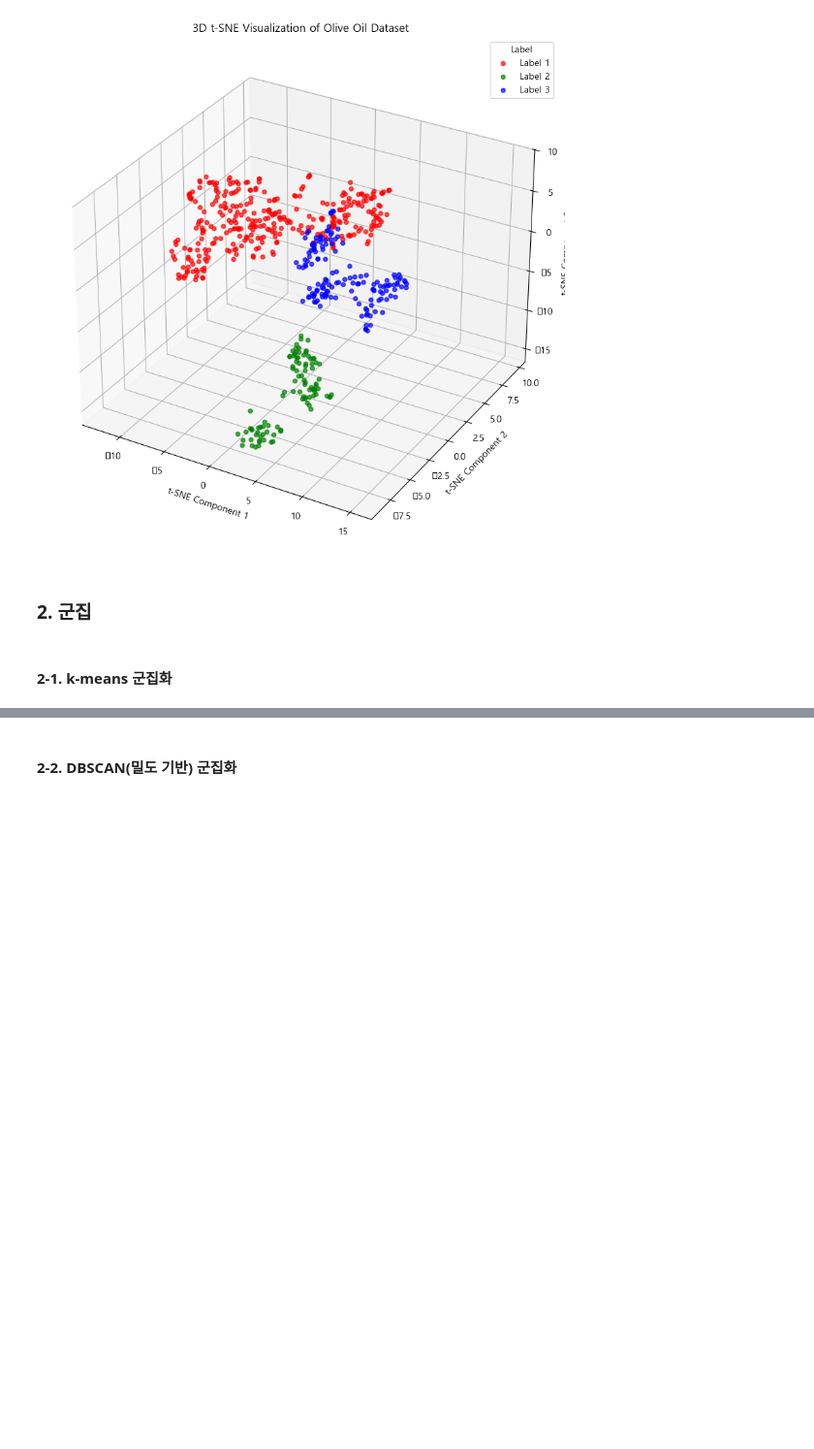
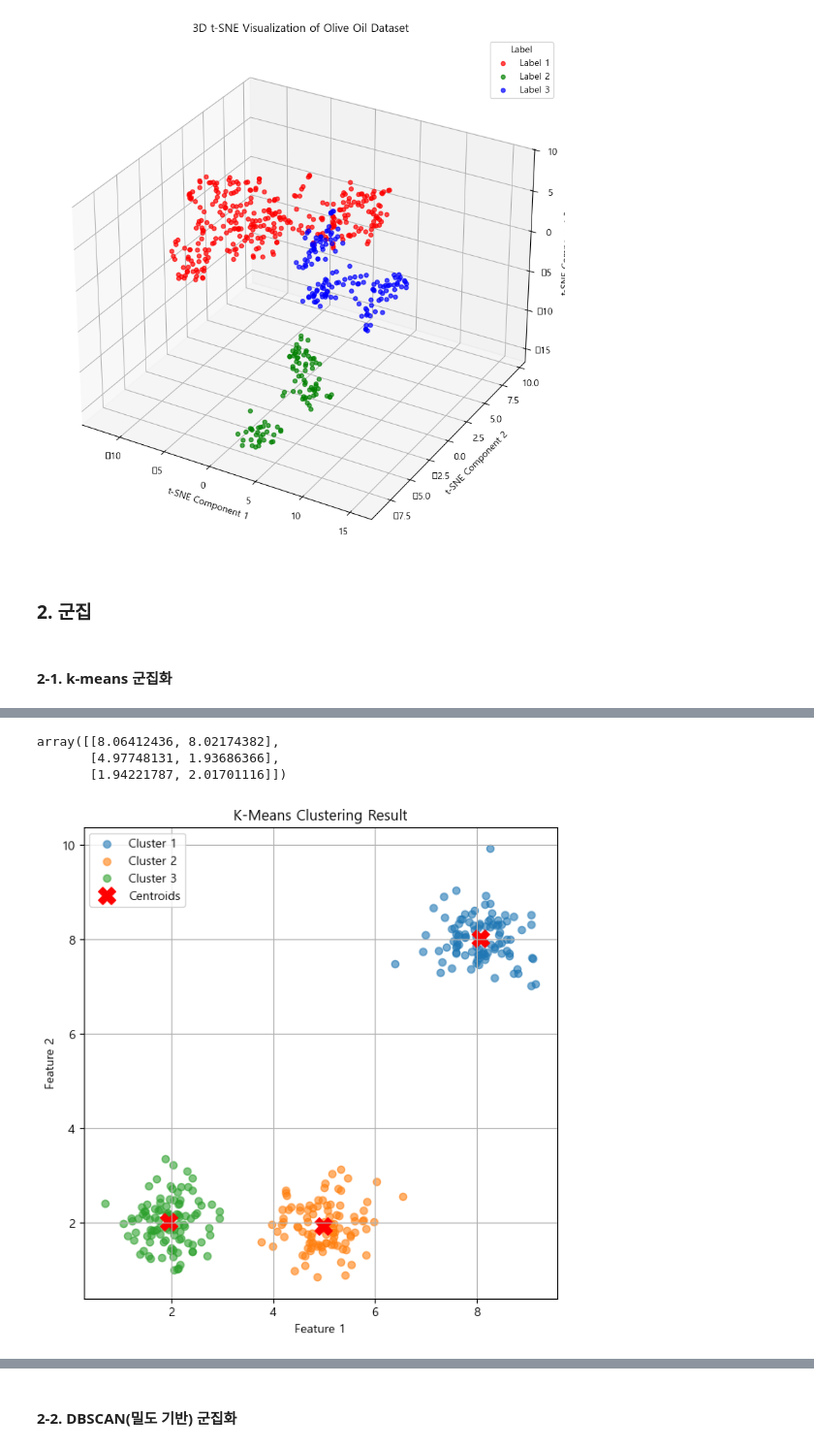
Before and after one commit to worldoftoddl/AICE-Associate-Study, a Jupyter notebook: AI 모델 (딥러닝 비지도학습).ipynb, the cells around one changed output, grey strips where cells are left out. Shown at 97% size. Cells and saved outputs as stored; diff of their text form; code cells hidden in the pictures; blank space fills up the shorter version.

```diff
--- a/AI 모델 (딥러닝 비지도학습).ipynb
+++ b/AI 모델 (딥러닝 비지도학습).ipynb
@@ -368,0 +413,12 @@ k-means 동작 방식
+# %%
+# K-Means 모델 생성 및 학습
+kmeans = KMeans(n_clusters=3, random_state=42)  # 군집 수 설정
+kmeans.fit(data)  # 데이터 학습
+
+# 군집화 결과
+labels = kmeans.labels_  # 각 데이터 포인트의 군집 할당 결과
+centroids = kmeans.cluster_centers_  # 각 군집의 중심점
+# %%
+# 각 데이터 포인트의 군집 할당 결과
+labels = kmeans.labels_
+labels
@@ -368,0 +440,28 @@ k-means 동작 방식
+# %%
+# 각 군집의 중심점
+centroids = kmeans.cluster_centers_
+centroids
+# %% [output]
+array([[8.06412436, 8.02174382],
+       [4.97748131, 1.93686366],
+       [1.94221787, 2.01701116]])
+# %%
+# 군집화 결과 시각화
+plt.figure(figsize=(7, 7))
+for cluster in np.unique(labels):
+    plt.scatter(
+        data[labels == cluster, 0],  # 군집에 속한 데이터의 x축 값
+        data[labels == cluster, 1],  # 군집에 속한 데이터의 y축 값
+        label=f'Cluster {cluster + 1}',  # 군집 번호
+        alpha=0.6
+    )
+# 중심점 시각화
+plt.scatter(centroids[:, 0], centroids[:, 1], c='red', marker='X', s=200, label='Centroids')
+plt.title('K-Means Clustering Result')
+plt.xlabel('Feature 1')
+plt.ylabel('Feature 2')
+plt.legend()
+plt.grid(True)
+plt.show()
+# %% [output]
+[figure, added]
```
Also changed, not shown: parts of 15 cells of this notebook.
